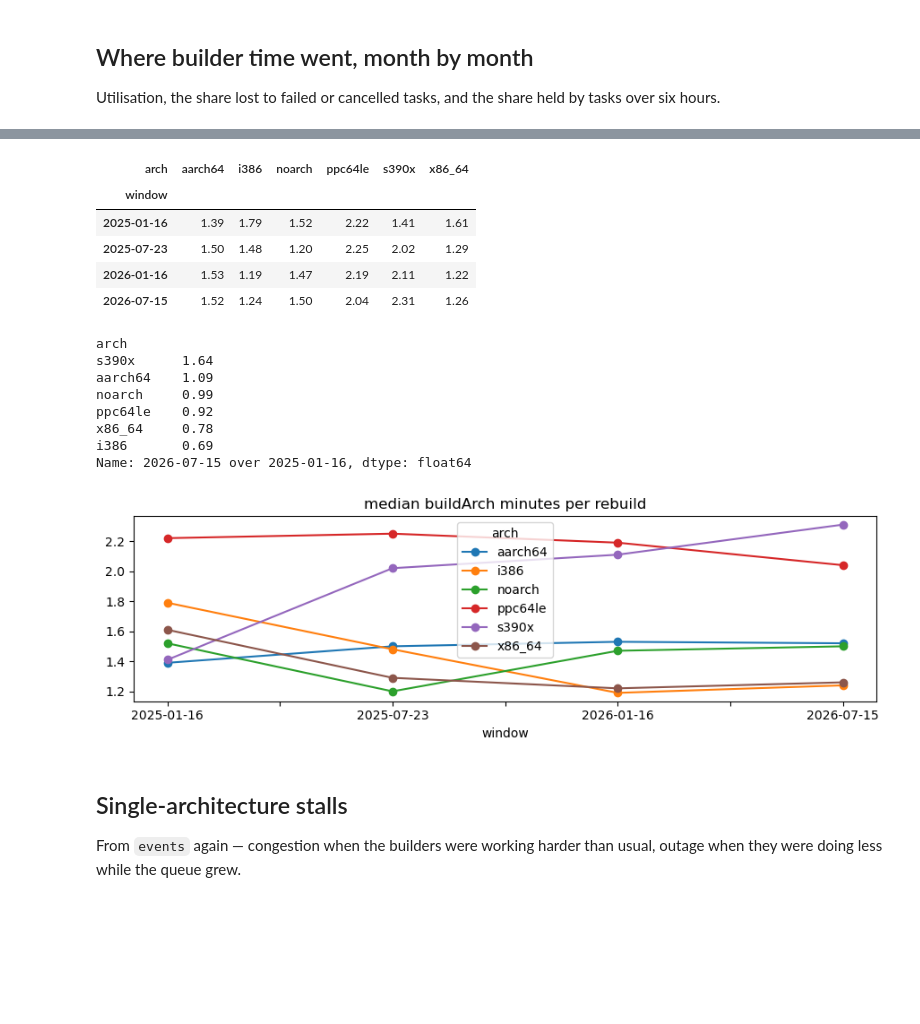
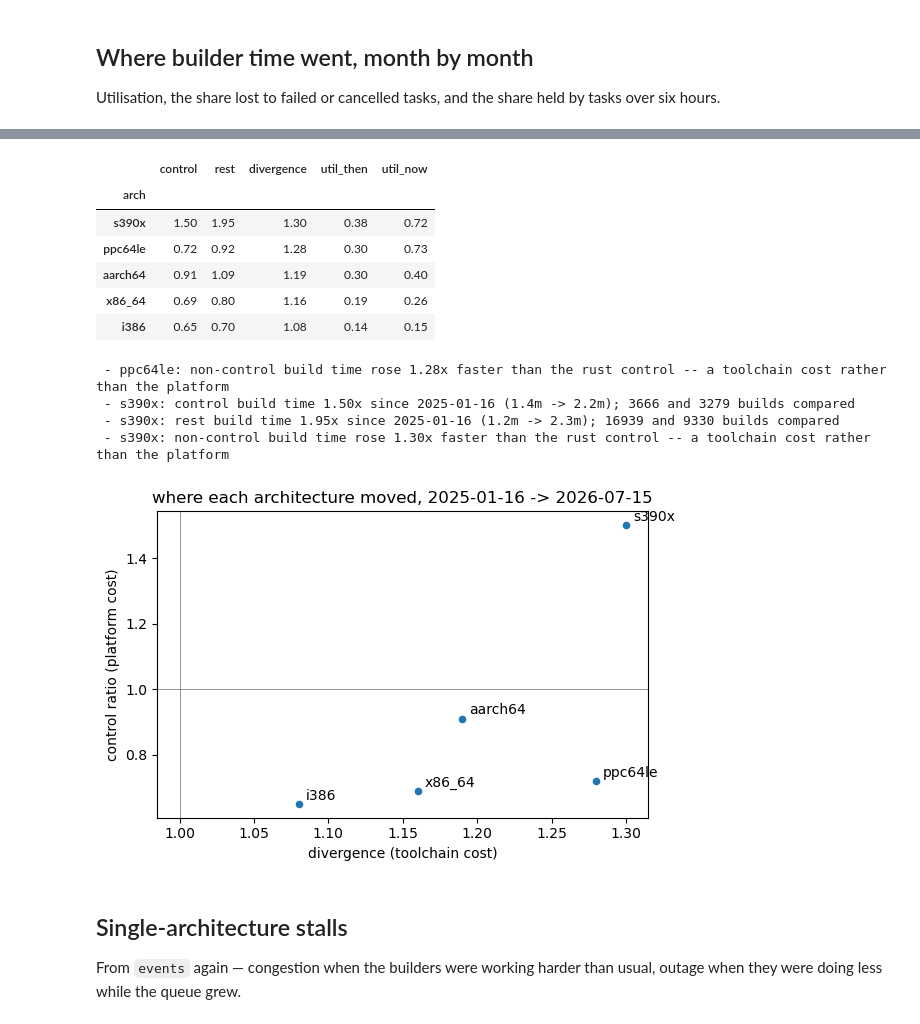
Before and after one commit to slopfest/sandogasa, a Jupyter notebook: tools/koji-lag/notebooks/arch-lag.ipynb, the cells around one changed output, grey strips where cells are left out. Saved outputs shown, nothing was run; the diff lists cells and outputs as text; code cells hidden in the pictures; blank space fills up the shorter version.

```diff
--- a/tools/koji-lag/notebooks/arch-lag.ipynb
+++ b/tools/koji-lag/notebooks/arch-lag.ipynb
@@ -247,19 +257,28 @@ architecture is that architecture's problem.
 # %%
-rows = []
-for _, r in rebuilds.iterrows():
-    rep = report(str(r.from_d), str(r.to_d), arches=None)
-    for a in rep["arches"]:
-        bt = a.get("build_time")
-        if bt:
-            rows.append(dict(window=str(r.from_d), arch=a["arch"],
-                             median_m=bt["median"] / 60.0,
-                             p90_m=bt["p90"] / 60.0))
-svc = pd.DataFrame(rows)
-wide = svc.pivot(index="window", columns="arch", values="median_m").round(2)
-display(wide)
-ratio = (wide.iloc[-1] / wide.iloc[0]).round(2).rename(
-    f"{wide.index[-1]} over {wide.index[0]}")
-display(ratio.sort_values(ascending=False))
-wide.plot(figsize=(9, 3), marker="o", title="median buildArch minutes per rebuild")
+trend = json.loads((EVENTS / "trend.json").read_text())
+tr = pd.DataFrame([
+    dict(arch=a["arch"],
+         control=(a["drift"].get("control") or {}).get("ratio"),
+         rest=(a["drift"].get("rest") or {}).get("ratio"),
+         divergence=a["divergence"],
+         util_then=a["utilisation_from"], util_now=a["utilisation_to"])
+    for a in trend["arches"]
+]).set_index("arch").round(2)
+span = f'{trend["arches"][0]["from"]} -> {trend["arches"][0]["to"]}'
+print(f'{span}, warning above {trend["drift_warn"]:.2f}x')
+display(tr.sort_values("divergence", ascending=False))
+for w in trend["warnings"]:
+    print(" -", w)
+
+# Platform on one axis, toolchain on the other. A point above 1.0
+# horizontally paid a compiler cost; above 1.0 vertically, a machine cost.
+ax = tr.plot.scatter(x="divergence", y="control", figsize=(6, 4))
+for name, r in tr.iterrows():
+    ax.annotate(name, (r.divergence, r.control),
+                textcoords="offset points", xytext=(5, 3))
+ax.axhline(1.0, lw=0.6, color="grey"); ax.axvline(1.0, lw=0.6, color="grey")
+ax.set_xlabel("divergence (toolchain cost)")
+ax.set_ylabel("control ratio (platform cost)")
+ax.set_title(f"where each architecture moved, {span}")
 plt.tight_layout(); plt.show()
 # %% [output]
@@ -266,18 +286,15 @@ plt.tight_layout(); plt.show()
-| arch | aarch64 | i386 | noarch | ppc64le | s390x | x86_64 |
-| window |  |  |  |  |  |  |
-| 2025-01-16 | 1.39 | 1.79 | 1.52 | 2.22 | 1.41 | 1.61 |
-| 2025-07-23 | 1.50 | 1.48 | 1.20 | 2.25 | 2.02 | 1.29 |
-| 2026-01-16 | 1.53 | 1.19 | 1.47 | 2.19 | 2.11 | 1.22 |
-| 2026-07-15 | 1.52 | 1.24 | 1.50 | 2.04 | 2.31 | 1.26 |
+|  | control | rest | divergence | util_then | util_now |
+| arch |  |  |  |  |  |
+| s390x | 1.50 | 1.95 | 1.30 | 0.38 | 0.72 |
+| ppc64le | 0.72 | 0.92 | 1.28 | 0.30 | 0.73 |
+| aarch64 | 0.91 | 1.09 | 1.19 | 0.30 | 0.40 |
+| x86_64 | 0.69 | 0.80 | 1.16 | 0.19 | 0.26 |
+| i386 | 0.65 | 0.70 | 1.08 | 0.14 | 0.15 |
-arch
-s390x      1.64
-aarch64    1.09
-noarch     0.99
-ppc64le    0.92
-x86_64     0.78
-i386       0.69
-Name: 2026-07-15 over 2025-01-16, dtype: float64
+ - ppc64le: non-control build time rose 1.28x faster than the rust control -- a toolchain cost rather than the platform
+ - s390x: control build time 1.50x since 2025-01-16 (1.4m -> 2.2m); 3666 and 3279 builds compared
+ - s390x: rest build time 1.95x since 2025-01-16 (1.2m -> 2.3m); 16939 and 9330 builds compared
+ - s390x: non-control build time rose 1.30x faster than the rust control -- a toolchain cost rather than the platform
-[figure, old version]
+[figure, new version]
 # %% [markdown]
 ## Single-architecture stalls
 
```
Also changed, not shown: parts of 5 cells of this notebook, 1 other file.
